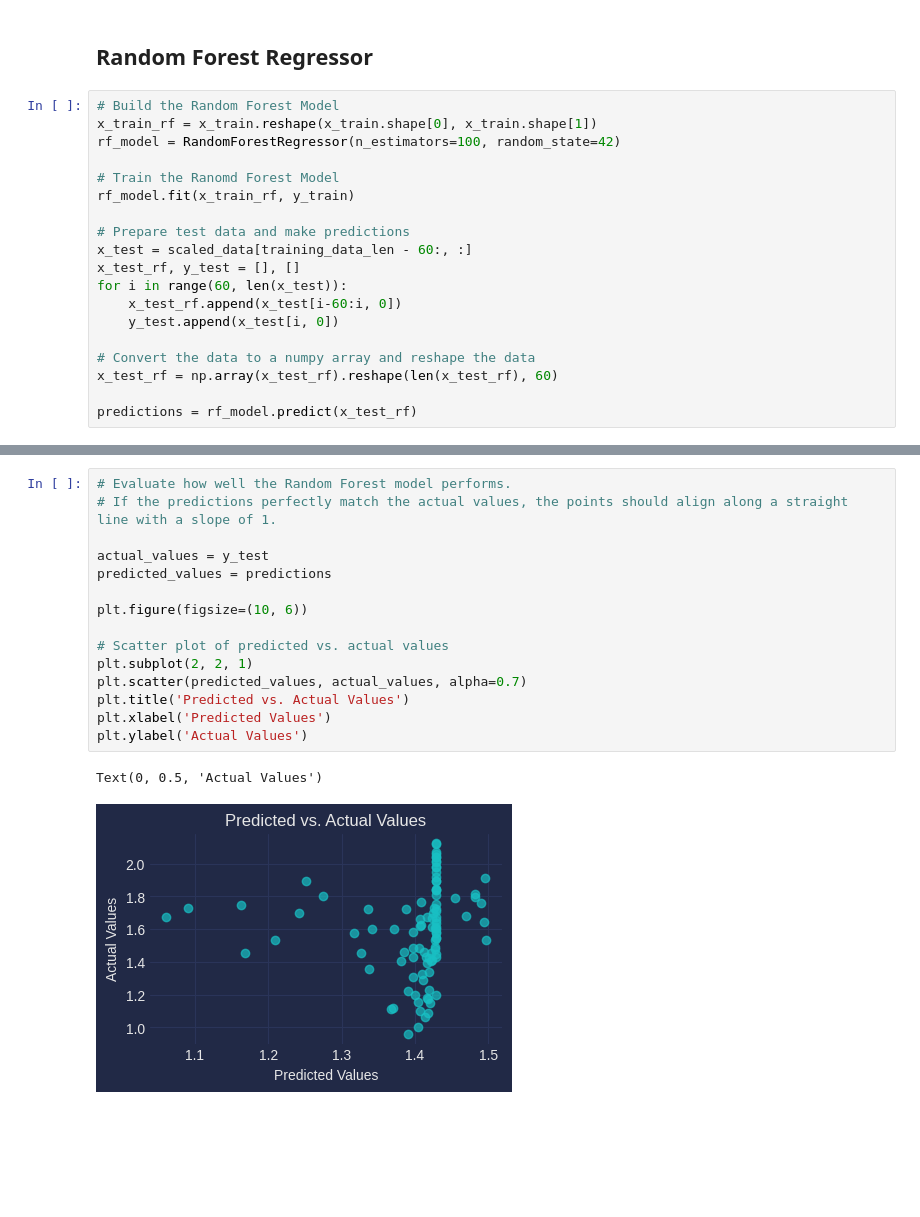
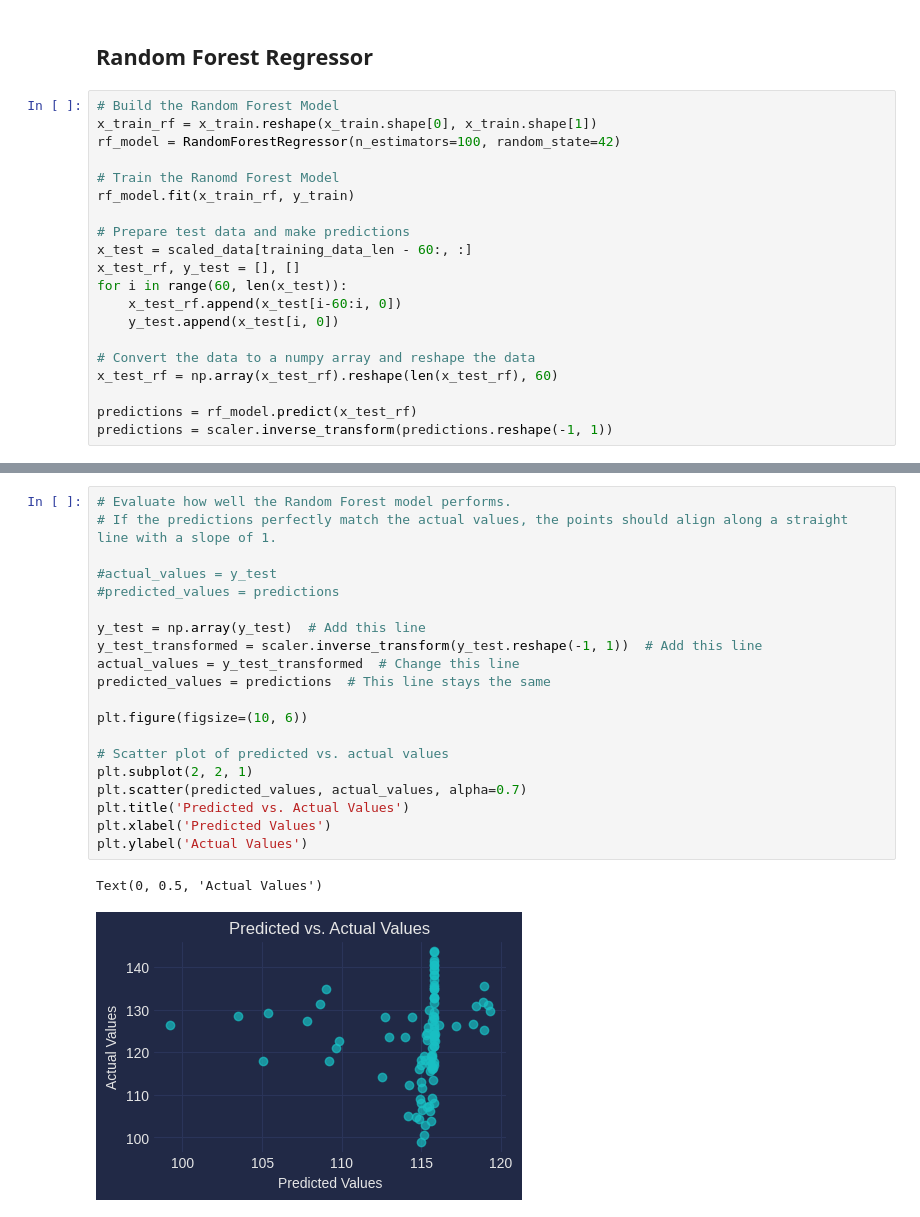
Before and after one commit to bernicelau430/Time_Series_Forecasting_for_Stock_Analysis, a Jupyter notebook: RandomForest.ipynb, the cells around one changed output, grey strips where cells are left out. Cells and saved outputs as stored; diff of their text form; blank space fills up the shorter version.

Commit message:
fixed random forest
making pretty bad predictions, so likely still can be improved. crazy MSE

```diff
--- a/RandomForest.ipynb
+++ b/RandomForest.ipynb
@@ -105,6 +105,7 @@ for i in range(60, len(x_test)):
 x_test_rf = np.array(x_test_rf).reshape(len(x_test_rf), 60)
 
 predictions = rf_model.predict(x_test_rf)
+predictions = scaler.inverse_transform(predictions.reshape(-1, 1))
 # %%
 mse = mean_squared_error(y_test, predictions)
 print("Mean Squared Error:", mse)
@@ -152,21 +153,26 @@ test
 # %%
 # Evaluate how well the Random Forest model performs.
 # If the predictions perfectly match the actual values, the points should align along a straight line with a slope of 1.
 
-actual_values = y_test
-predicted_values = predictions
+#actual_values = y_test
+#predicted_values = predictions
+
+y_test = np.array(y_test)  # Add this line
+y_test_transformed = scaler.inverse_transform(y_test.reshape(-1, 1))  # Add this line
+actual_values = y_test_transformed  # Change this line
+predicted_values = predictions  # This line stays the same
 
 plt.figure(figsize=(10, 6))
 
 # Scatter plot of predicted vs. actual values
 plt.subplot(2, 2, 1)
 plt.scatter(predicted_values, actual_values, alpha=0.7)
 plt.title('Predicted vs. Actual Values')
 plt.xlabel('Predicted Values')
 plt.ylabel('Actual Values')
 # %% [output]
 Text(0, 0.5, 'Actual Values')
-[figure, old version]
+[figure, new version]
 # %%
 # Evaluate the relationship between observed and predicted values.
 # Residuals distributed randomly around y = 0 indicate a well-captured data structure, whereas patterns or trends indicate model inadequacy.
```
Also changed, not shown: parts of 6 cells of this notebook.
